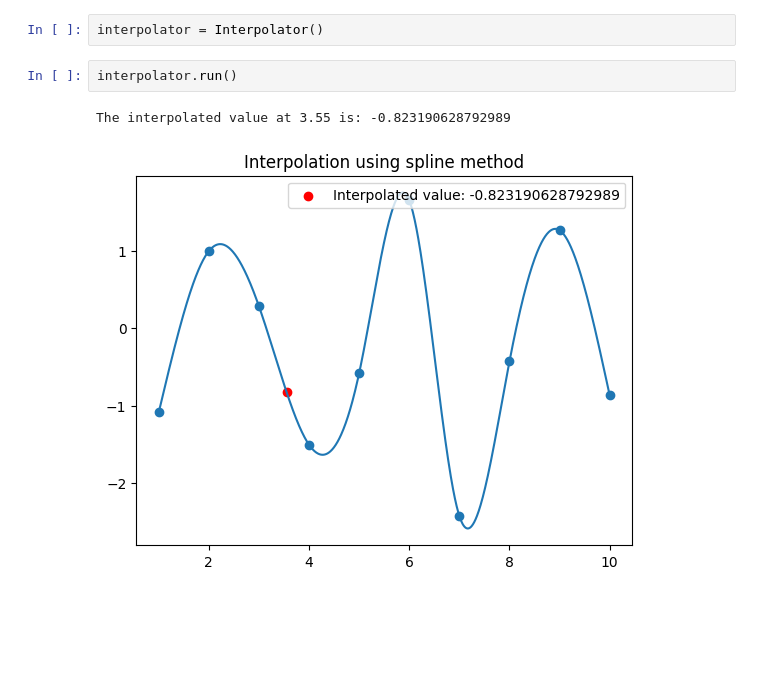
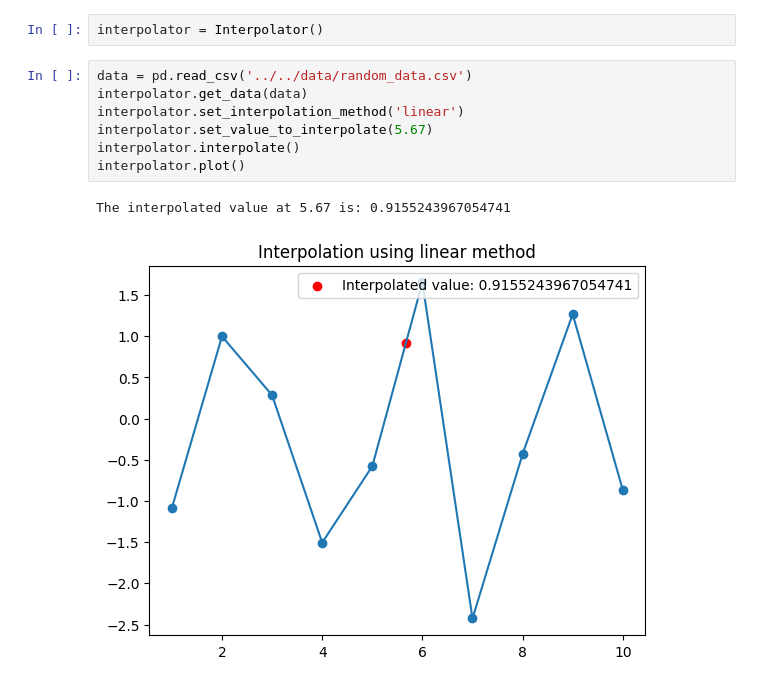
Before and after one commit to Spina02/Scientific-Computing-Toolbox, a Jupyter notebook: demos/notebooks/interpolation.ipynb, the cells around one changed output. Drawn from its saved outputs; the diff is of its cells as text; blank space fills up the shorter version.

Commit message:
enhanced interpolation tests

```diff
--- a/demos/notebooks/interpolation.ipynb
+++ b/demos/notebooks/interpolation.ipynb
@@ -132,8 +133,13 @@ Scipy Spline Interpolation Time: [0.0007281303405761719]seconds
 Spline Interpolation is faster than Scipy Spline Interpolation.
 # %%
 interpolator = Interpolator()
-# %%
-interpolator.run()
-# %% [output]
-The interpolated value at 3.55 is: -0.823190628792989
-[figure, removed]
+# %%
+data = pd.read_csv('../../data/random_data.csv')
+interpolator.get_data(data)
+interpolator.set_interpolation_method('linear')
+interpolator.set_value_to_interpolate(5.67)
+interpolator.interpolate()
+interpolator.plot()
+# %% [output]
+The interpolated value at 5.67 is: 0.9155243967054741
+[figure, added]
```
Also changed, not shown: parts of 3 cells of this notebook, 2 other files.
